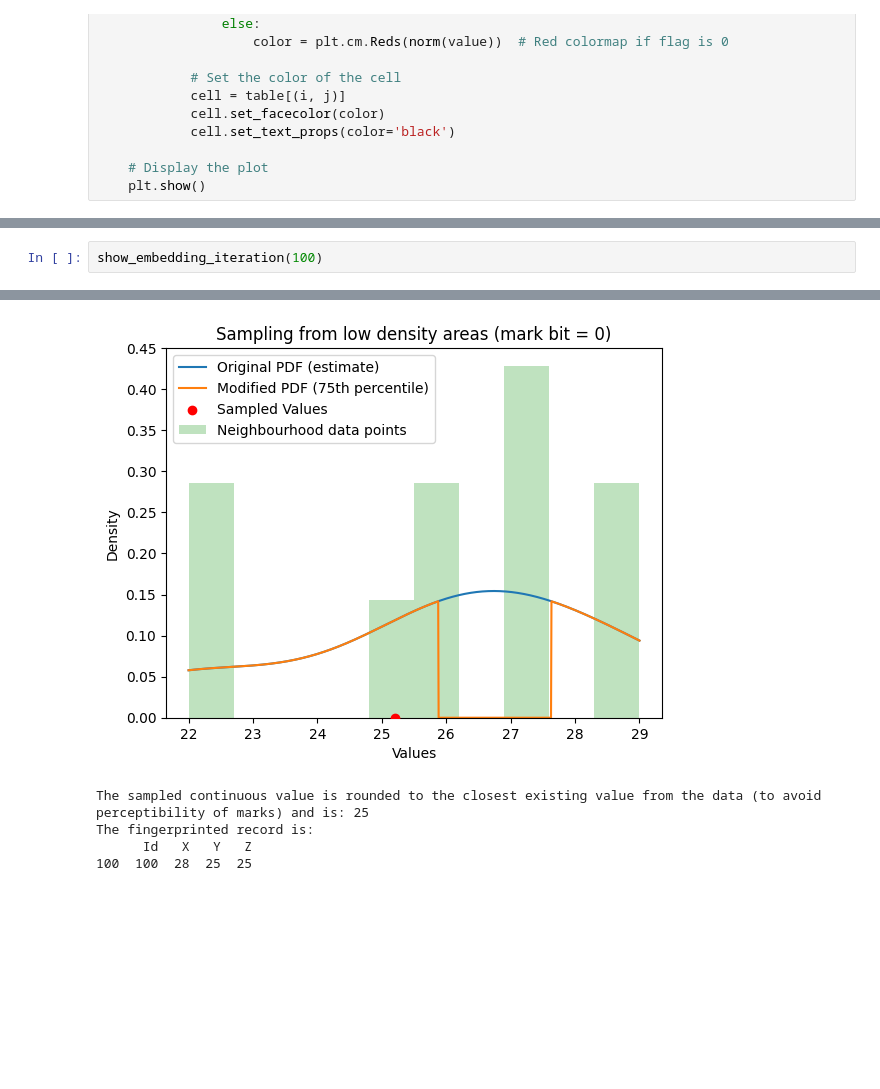
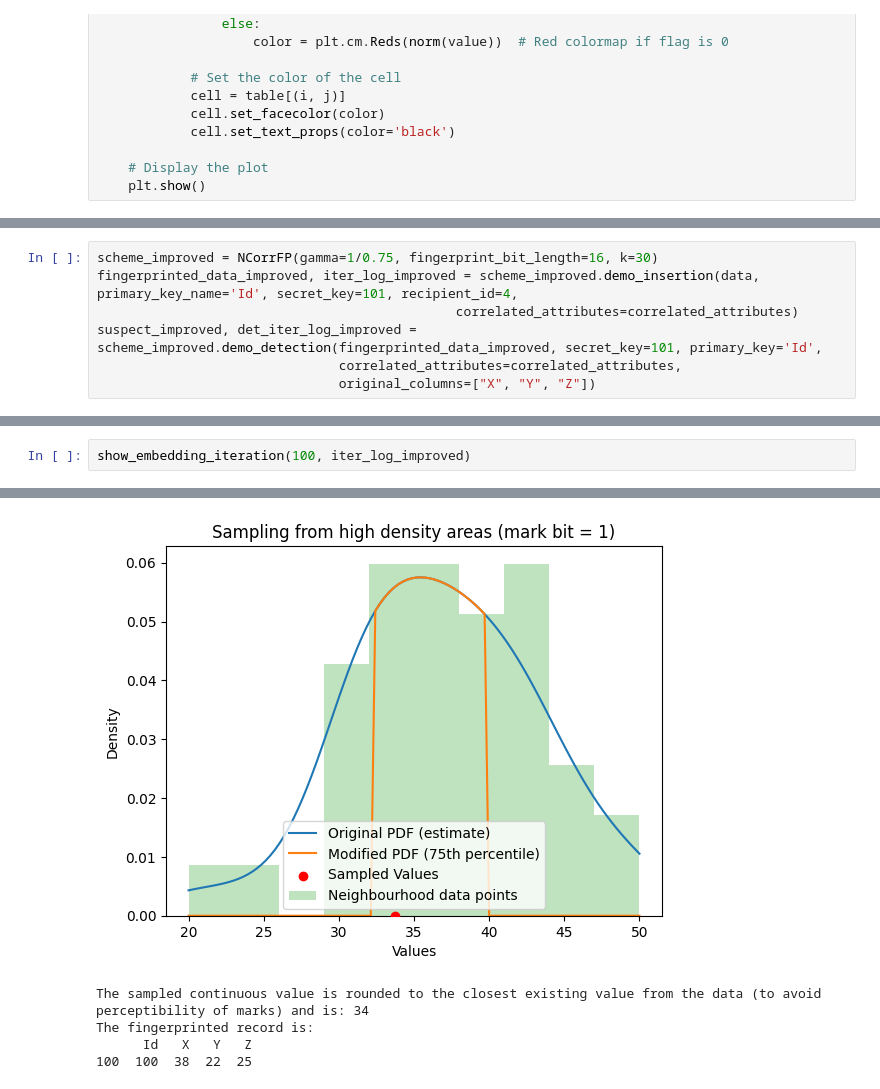
Before and after one commit to tanjascats/NCorr-FP, a Jupyter notebook: NCorrFP-demo-continuous.ipynb, the cells around one changed output, grey strips where cells are left out. Drawn from its saved outputs; the diff is of its cells as text; blank space fills up the shorter version.

Commit message:
Parameter impact analysis on error rates -- improvements with parameter optimisation in demo

```diff
--- a/NCorrFP-demo-continuous.ipynb
+++ b/NCorrFP-demo-continuous.ipynb
@@ -758,0 +788,7 @@ Table: fingerprint count updates after this iteration (iteration -1). Each colum
+# %%
+scheme_improved = NCorrFP(gamma=1/0.75, fingerprint_bit_length=16, k=30)
+fingerprinted_data_improved, iter_log_improved = scheme_improved.demo_insertion(data, primary_key_name='Id', secret_key=101, recipient_id=4,
+                                              correlated_attributes=correlated_attributes)
+suspect_improved, det_iter_log_improved = scheme_improved.demo_detection(fingerprinted_data_improved, secret_key=101, primary_key='Id',
+                               correlated_attributes=correlated_attributes,
+                               original_columns=["X", "Y", "Z"])
@@ -1016,4 +978,4 @@ Fingerprint bit FALSE :( (it is just a wrong vote)
 Table: fingerprint count updates after this iteration (iteration 50). Each column is one fingerprint bit position (e.g. 16-bit --> 16 columns), and each row represents votes for either 0 or 1 being th ...
 # %%
-show_embedding_iteration(100)
+show_embedding_iteration(100, iter_log_improved)
 # %% [output]
@@ -1040,6 +1002,6 @@ In this case, mark bit is 0, therefore we sample from tails of distribution of t
-[figure, old version]
+[figure, new version]
-The sampled continuous value is rounded to the closest existing value from the data (to avoid perceptibility of marks) and is: 25
+The sampled continuous value is rounded to the closest existing value from the data (to avoid perceptibility of marks) and is: 34
 The fingerprinted record is:
       Id   X   Y   Z
-100  100  28  25  25
+100  100  38  22  25
 # %%
```
Also changed, not shown: parts of 60 cells of this notebook, 4 other files.
